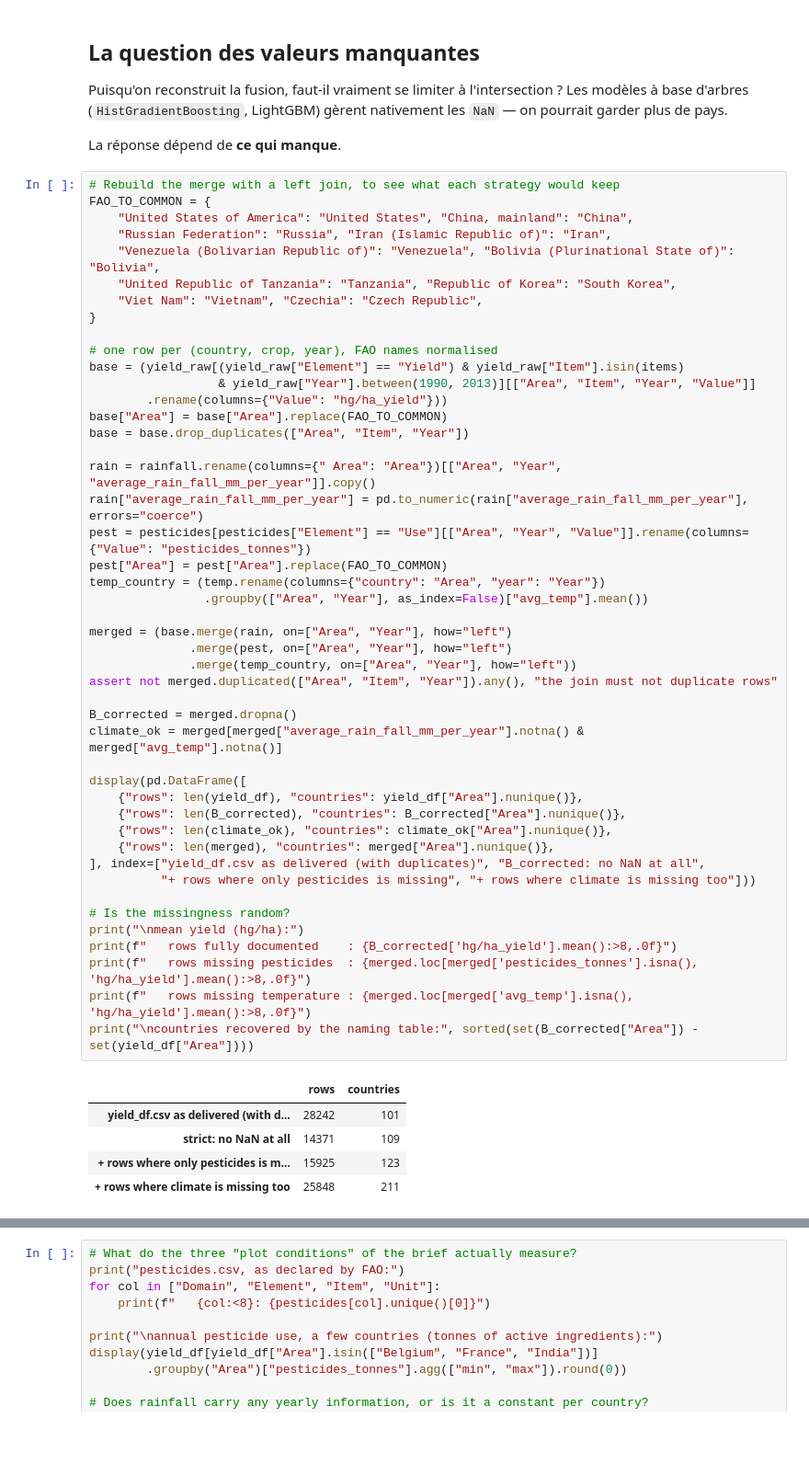
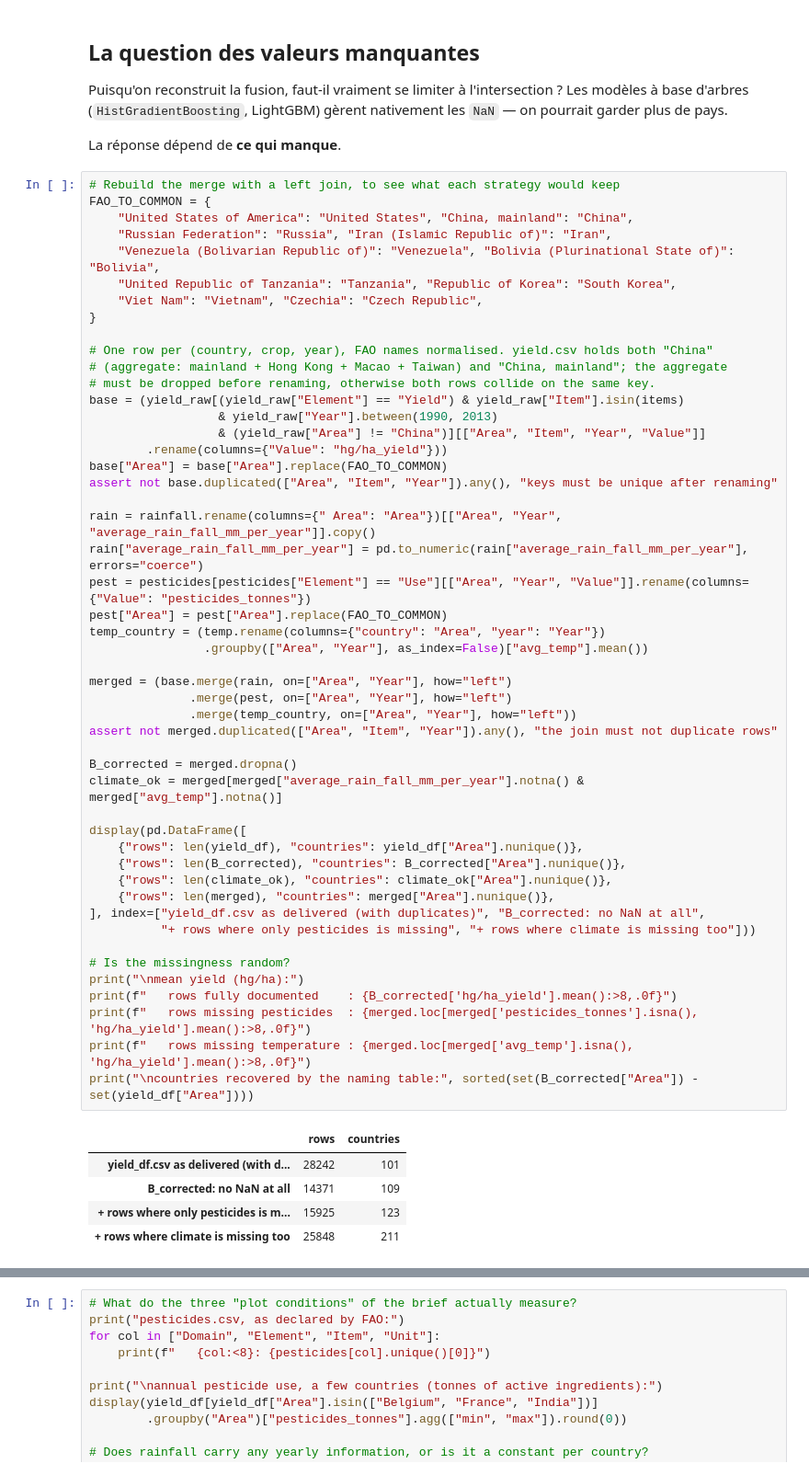
Before and after one commit to KL38/OC_P12_ML_MLOPS_Predict-Crops-rentability, a Jupyter notebook: notebooks/EDA CYPD.ipynb, the cells around one changed output, grey strips where cells are left out. Shown at 92% size. Drawn from its saved outputs; the diff is of its cells as text; blank space fills up the shorter version.

```diff
--- a/notebooks/EDA CYPD.ipynb
+++ b/notebooks/EDA CYPD.ipynb
@@ -427,46 +419,49 @@ FAO_TO_COMMON = {
     "Viet Nam": "Vietnam", "Czechia": "Czech Republic",
 }
 
-# one row per (country, crop, year), FAO names normalised
+# One row per (country, crop, year), FAO names normalised. yield.csv holds both "China"
+# (aggregate: mainland + Hong Kong + Macao + Taiwan) and "China, mainland"; the aggregate
+# must be dropped before renaming, otherwise both rows collide on the same key.
 base = (yield_raw[(yield_raw["Element"] == "Yield") & yield_raw["Item"].isin(items)
-                  & yield_raw["Year"].between(1990, 2013)][["Area", "Item", "Year", "Value"]]
+                  & yield_raw["Year"].between(1990, 2013)
+                  & (yield_raw["Area"] != "China")][["Area", "Item", "Year", "Value"]]
         .rename(columns={"Value": "hg/ha_yield"}))
 base["Area"] = base["Area"].replace(FAO_TO_COMMON)
-base = base.drop_duplicates(["Area", "Item", "Year"])
+assert not base.duplicated(["Area", "Item", "Year"]).any(), "keys must be unique after renaming"
 
 rain = rainfall.rename(columns={" Area": "Area"})[["Area", "Year", "average_rain_fall_mm_per_year"]].copy()
 rain["average_rain_fall_mm_per_year"] = pd.to_numeric(rain["average_rain_fall_mm_per_year"], errors="coerce")
 pest = pesticides[pesticides["Element"] == "Use"][["Area", "Year", "Value"]].rename(columns={"Value": "pesticides_tonnes"})
 pest["Area"] = pest["Area"].replace(FAO_TO_COMMON)
 temp_country = (temp.rename(columns={"country": "Area", "year": "Year"})
                 .groupby(["Area", "Year"], as_index=False)["avg_temp"].mean())
 
 merged = (base.merge(rain, on=["Area", "Year"], how="left")
               .merge(pest, on=["Area", "Year"], how="left")
               .merge(temp_country, on=["Area", "Year"], how="left"))
 assert not merged.duplicated(["Area", "Item", "Year"]).any(), "the join must not duplicate rows"
 
 B_corrected = merged.dropna()
 climate_ok = merged[merged["average_rain_fall_mm_per_year"].notna() & merged["avg_temp"].notna()]
 
 display(pd.DataFrame([
     {"rows": len(yield_df), "countries": yield_df["Area"].nunique()},
     {"rows": len(B_corrected), "countries": B_corrected["Area"].nunique()},
     {"rows": len(climate_ok), "countries": climate_ok["Area"].nunique()},
     {"rows": len(merged), "countries": merged["Area"].nunique()},
 ], index=["yield_df.csv as delivered (with duplicates)", "B_corrected: no NaN at all",
           "+ rows where only pesticides is missing", "+ rows where climate is missing too"]))
 
 # Is the missingness random?
 print("\nmean yield (hg/ha):")
 print(f"   rows fully documented    : {B_corrected['hg/ha_yield'].mean():>8,.0f}")
 print(f"   rows missing pesticides  : {merged.loc[merged['pesticides_tonnes'].isna(), 'hg/ha_yield'].mean():>8,.0f}")
 print(f"   rows missing temperature : {merged.loc[merged['avg_temp'].isna(), 'hg/ha_yield'].mean():>8,.0f}")
 print("\ncountries recovered by the naming table:", sorted(set(B_corrected["Area"]) - set(yield_df["Area"])))
 # %% [output]
 |  | rows | countries |
 | yield_df.csv as delivered (with d... | 28242 | 101 |
-| strict: no NaN at all | 14371 | 109 |
+| B_corrected: no NaN at all | 14371 | 109 |
 | + rows where only pesticides is m... | 15925 | 123 |
 | + rows where climate is missing too | 25848 | 211 |
 mean yield (hg/ha):
```
Also changed, not shown: parts of 106 cells of this notebook, 2 other files.
